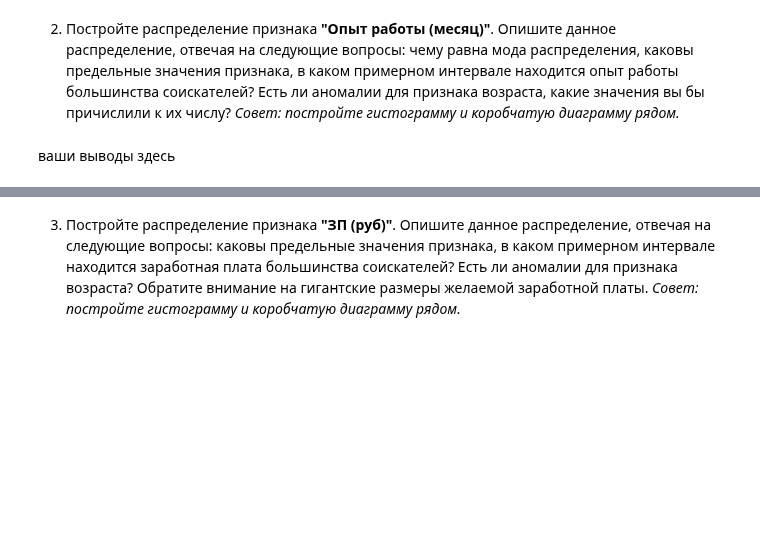
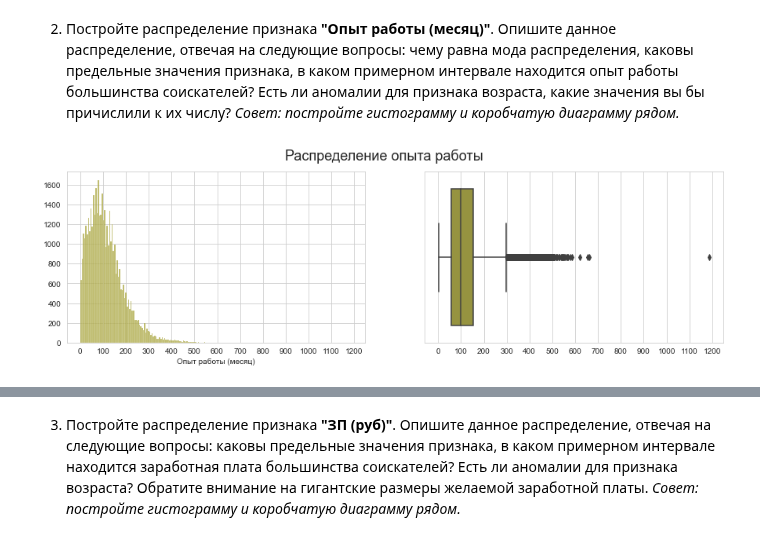
Before and after one commit to evpozdniakov/ds_projects, a Jupyter notebook: project1/hh.ipynb, the cells around one changed output, grey strips where cells are left out. Saved outputs shown, nothing was run; the diff lists cells and outputs as text; code cells hidden in the pictures; blank space fills up the shorter version.

```diff
--- a/project1/hh.ipynb
+++ b/project1/hh.ipynb
@@ -809,2 +809,18 @@ ax[1].set_xticks(range(0, 101, 10));
-# %% [markdown]
-ваши выводы здесь
+# %%
+fig, ax = figax('experience', figsize=(15, 4), rowcol=(1, 2))
+
+data = hh['Опыт работы (месяц)']
+
+sns.histplot(ax=ax[0], data=data, color=colors[1])
+sns.boxplot(ax=ax[1], data=data, orient='h', color=colors[1])
+
+# fig.subplots_adjust(top=0.8)
+fig.suptitle('Распределение опыта работы', fontsize=18)
+
+# ax[0].set_xlabel('')
+ax[0].set_xticks(range(0, 1201, 100))
+ax[0].set_ylabel('')
+ax[1].set_yticks([])
+ax[1].set_xticks(range(0, 1201, 100));
+# %% [output]
+[figure, added]
```
Also changed, not shown: parts of 3 cells of this notebook.
